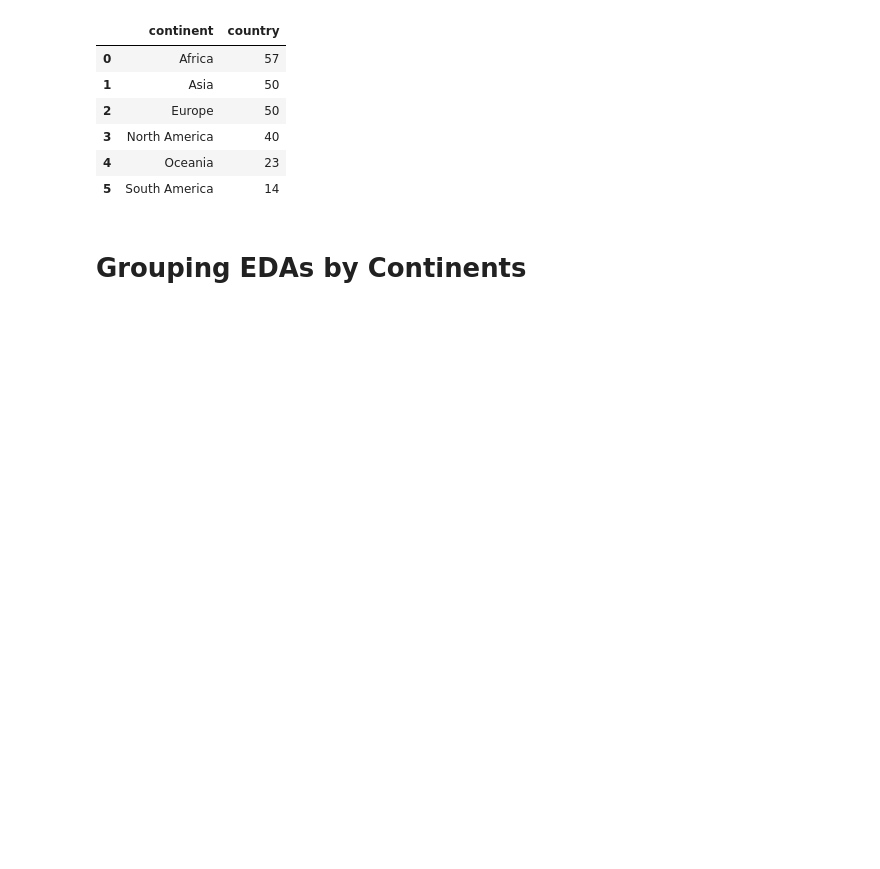
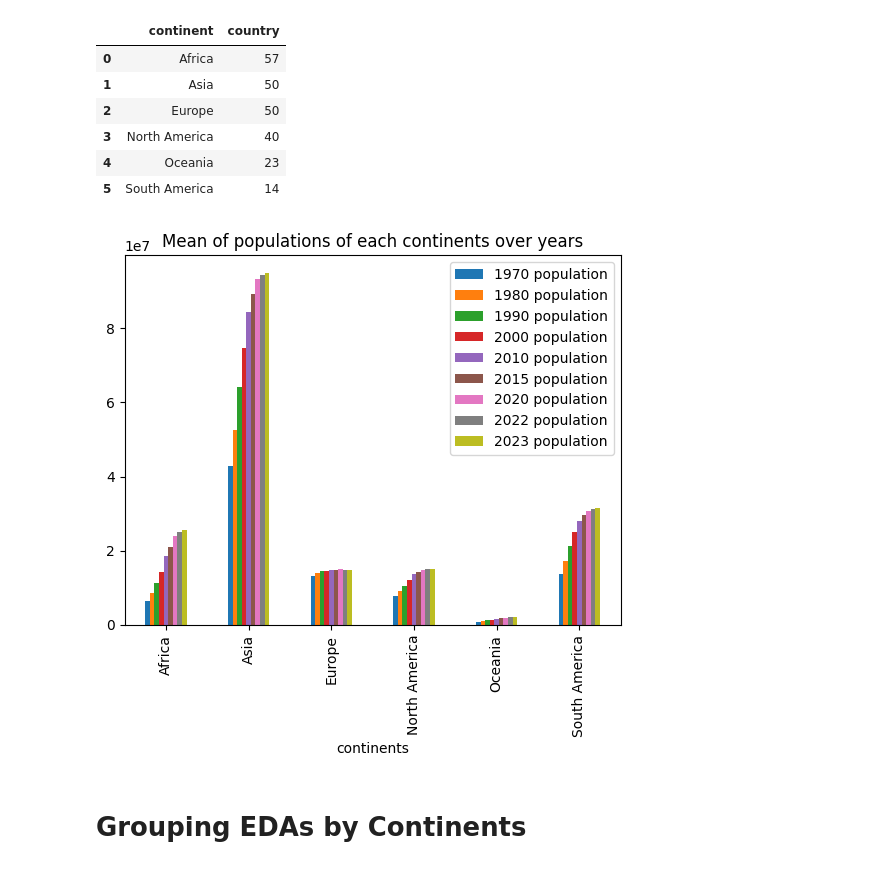
Before and after one commit to Soha85/MyKaggle, a Jupyter notebook: world-data-population-eda-and-prediction.ipynb, the cells around one changed output. Saved outputs shown, nothing was run; the diff lists cells and outputs as text; code cells hidden in the pictures; blank space fills up the shorter version.

Commit message:
Kaggle Notebook | World Data Population EDA and Prediction | Version 15

```diff
--- a/world-data-population-eda-and-prediction.ipynb
+++ b/world-data-population-eda-and-prediction.ipynb
@@ -100,6 +100,14 @@ df.groupby('continent').agg({'country':'count'}).reset_index()
 | 3 | North America | 40 |
 | 4 | Oceania | 23 |
 | 5 | South America | 14 |
+# %%
+df.groupby('continent')[['1970 population','1980 population', '1990 population','2000 population','2010 population',
+            '2015 population','2020 population','2022 population','2023 population']].mean().reset_index().plot(kind='bar',x='continent')
+plt.xlabel('continents')
+plt.title('Mean of populations of each continents over years')
+plt.show()
+# %% [output]
+[figure, added]
 # %% [markdown]
 # Grouping EDAs by Continents
 # %%
```
Also changed, not shown: parts of 1 cell of this notebook.
